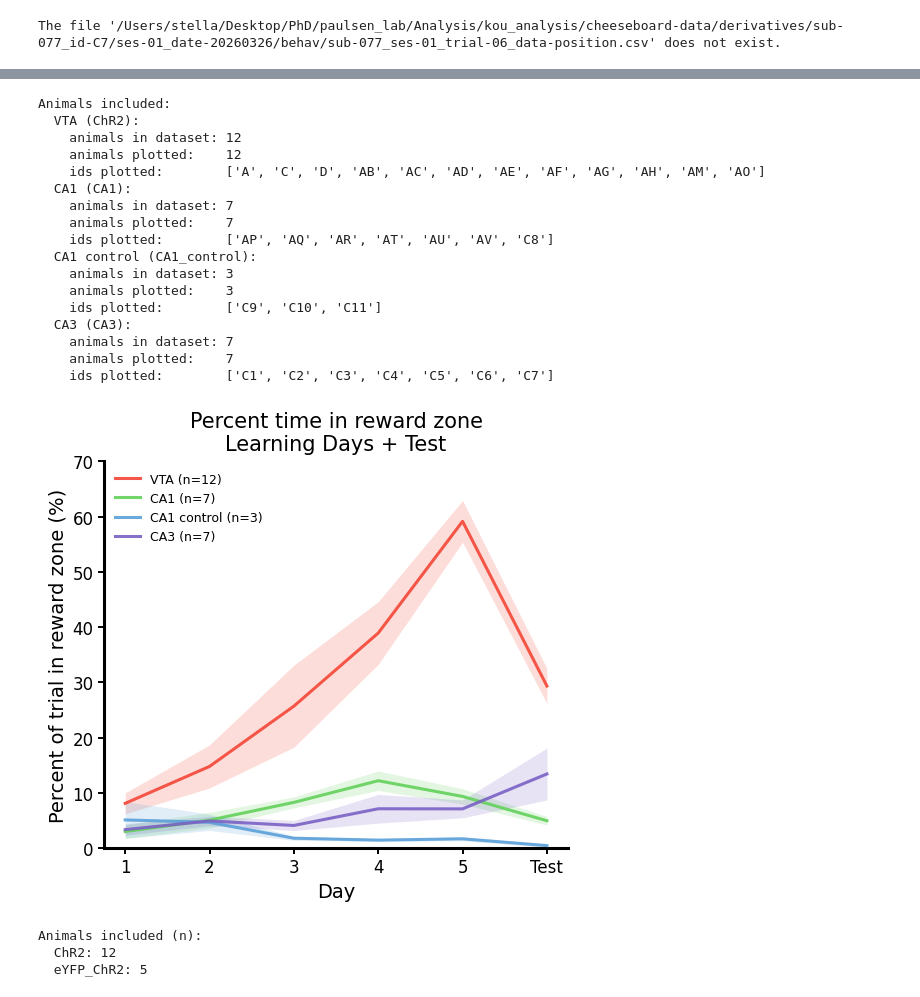
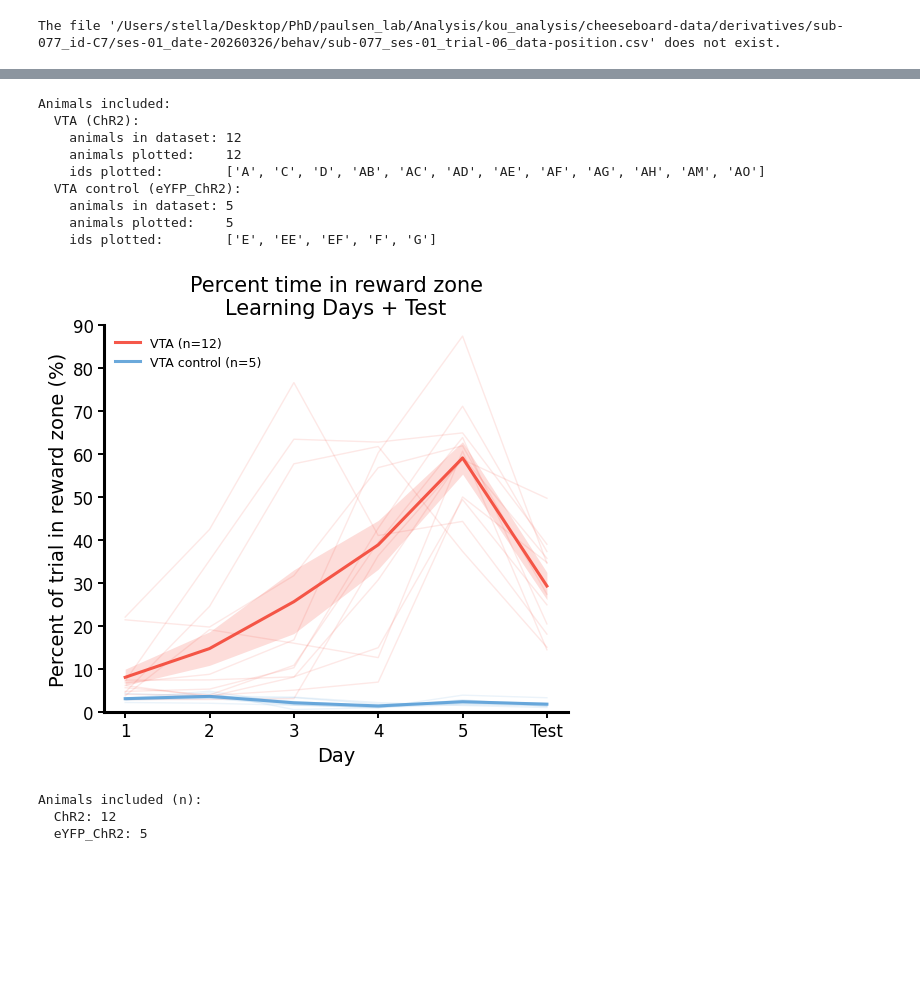
Before and after one commit to Koushouu/Cheeseboard, a Jupyter notebook: exploratory/pct_time_and_duration.ipynb, the cells around one changed output, grey strips where cells are left out. Cells and saved outputs as stored; diff of their text form; code cells hidden in the pictures; blank space fills up the shorter version.

```diff
--- a/exploratory/pct_time_and_duration.ipynb
+++ b/exploratory/pct_time_and_duration.ipynb
@@ -2001,15 +1911,15 @@ plt.show()
 # OPTIONS
 # ============================================================
 # comment/uncomment if you only want a subset:
-#GROUPS = ['ChR2', 'eYFP_ChR2','ChR2_short']
-GROUPS = ['ChR2','CA1', 'CA1_control', 'CA3']
+GROUPS = ['ChR2', 'eYFP_ChR2']
+#GROUPS = ['ChR2','CA1', 'CA1_control', 'CA3']
 # GROUPS = ['ChR2', 'NAc', 'eYFP_ChR2', 'NAc_control']
 
 EXCLUDE_ID = ['AN', 'AS']          # e.g. ['AS']
 EXCLUDE_SUBS = []        # e.g. [43]
 
 REQUIRE_COMPLETE = False # True -> only animals with all L1-L5 + Test
-PLOT_INDIVIDUAL = False  # True -> faded animal traces in background
+PLOT_INDIVIDUAL = True  # True -> faded animal traces in background
 PLOT_SEM_BARS = False    # True -> add SEM error bars on top of shaded SEM
 
 VALUE_COL = 'pct_time_in_trigger'
@@ -2241,47 +2151,39 @@ ax.set_ylabel('Percent of trial in reward zone (%)', fontsize=14)
 ax.set_xticks(np.arange(6))
 ax.set_xticklabels(['1', '2', '3', '4', '5', 'Test'], fontsize=12)
 ax.tick_params(axis='y', labelsize=12)
 
 ax.spines['top'].set_visible(False)
 ax.spines['right'].set_visible(False)
 ax.spines['bottom'].set_linewidth(2.2)
 ax.spines['left'].set_linewidth(2.2)
 ax.tick_params(direction='out', length=4, width=1.4)
 
 display_groups = ' vs '.join([DISPLAY_NAME.get(g, g) for g in GROUPS])
 
 ax.set_title(
     f'Percent time in reward zone\nLearning Days + Test',
     fontsize=15,
     pad=8
 )
 
 ax.legend(frameon=False, fontsize=9)
 
 # sensible y-limit for percent
-ax.set_ylim(0, 70)
+ax.set_ylim(0, 90)
 
 plt.tight_layout()
 plt.show()
 # %% [output]
 Animals included:
   VTA (ChR2):
     animals in dataset: 12
     animals plotted:    12
     ids plotted:        ['A', 'C', 'D', 'AB', 'AC', 'AD', 'AE', 'AF', 'AG', 'AH', 'AM', 'AO']
-  CA1 (CA1):
-    animals in dataset: 7
-    animals plotted:    7
-    ids plotted:        ['AP', 'AQ', 'AR', 'AT', 'AU', 'AV', 'C8']
-  CA1 control (CA1_control):
-    animals in dataset: 3
-    animals plotted:    3
-    ids plotted:        ['C9', 'C10', 'C11']
-  CA3 (CA3):
-    animals in dataset: 7
-    animals plotted:    7
-    ids plotted:        ['C1', 'C2', 'C3', 'C4', 'C5', 'C6', 'C7']
+  VTA control (eYFP_ChR2):
+    animals in dataset: 5
+    animals plotted:    5
+    ids plotted:        ['E', 'EE', 'EF', 'F', 'G']
-[figure, old version]
+[figure, new version]
 # %%
 # ============================================================
 # Within-day progress across Learning Days 1–5 (Trials 1–8)
```
Also changed, not shown: parts of 18 cells of this notebook, 4 other files.
